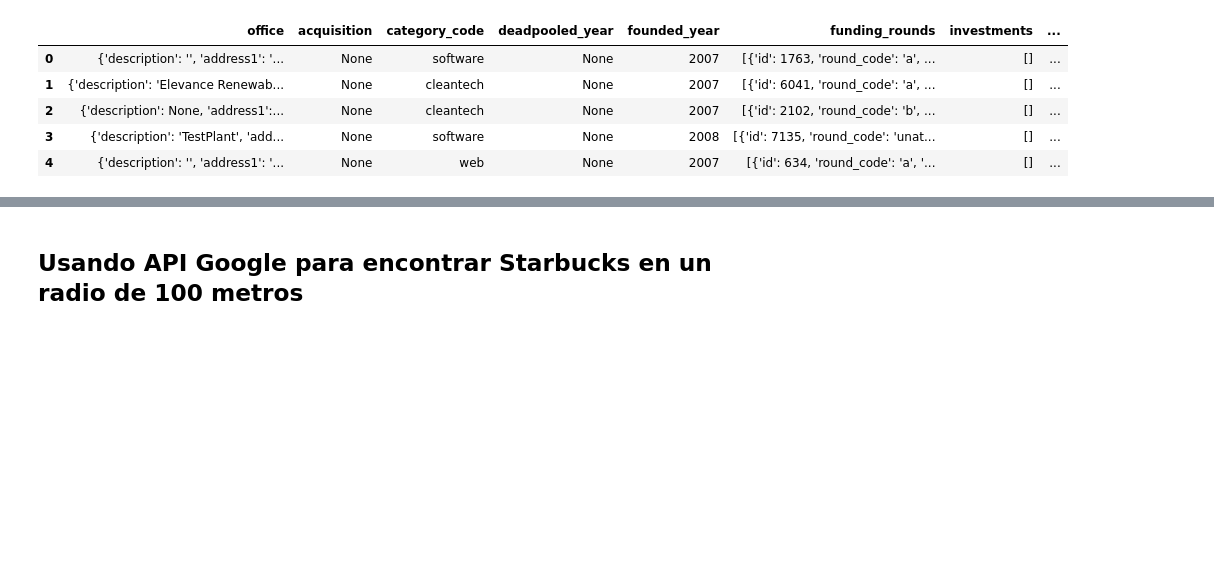
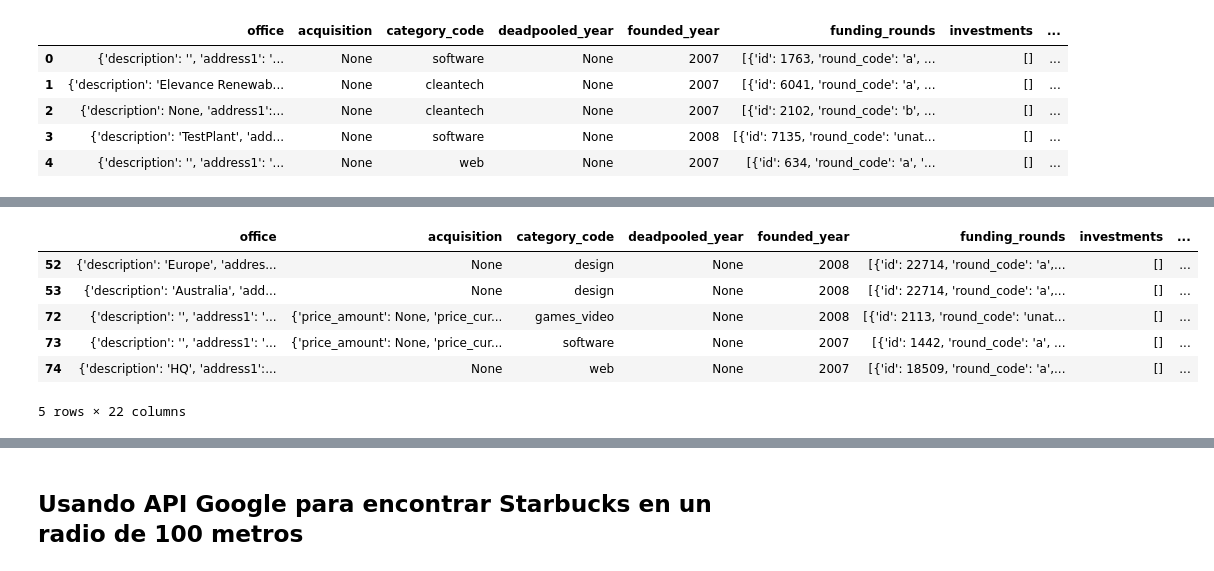
Before and after one commit to jmolins89/visualizing-real-world-data-project, a Jupyter notebook: SRC/Data Cleaning.ipynb, the cells around one changed output, grey strips where cells are left out. Cells and saved outputs as stored; diff of their text form; code cells hidden in the pictures; blank space fills up the shorter version.

```diff
--- a/SRC/Data Cleaning.ipynb
+++ b/SRC/Data Cleaning.ipynb
@@ -387,0 +402,4 @@ max_mon_den = companies_with_coord_offices_clean_final_2['money_density'].max()
+# %%
+money_density_standard = standarize(companies_with_coord_offices_clean_final_2['money_density'])
+young_companies_standard = standarize(companies_with_coord_offices_clean_final_2['young_companies'])
+design_companies_standard = standarize(companies_with_coord_offices_clean_final_2['design_companies'])
@@ -394,3 +428,12 @@ companies_with_coord_offices_clean_final_2['ranking']=ranking
 # %%
-companies_with_coord_offices_clean_final_2 = companies_with_coord_offices_clean_final_2.sort_values(by=['ranking','money_density','young_companies'],ascending=[False,False,False])
+companies_with_coord_offices_clean_final_2 = companies_with_coord_offices_clean_final_2.sort_values(by=['ranking','money_density','young_companies','design_companies'],ascending=[False,False,False,False])
+companies_with_coord_offices_clean_final_2.head()
+# %% [output]
+|  | office | acquisition | category_code | deadpooled_year | founded_year | funding_rounds | investments | ... |
+| 52 | {'description': 'Europe', 'addres... | None | design | None | 2008 | [{'id': 22714, 'round_code': 'a',... | [] | ... |
+| 53 | {'description': 'Australia', 'add... | None | design | None | 2008 | [{'id': 22714, 'round_code': 'a',... | [] | ... |
+| 72 | {'description': '', 'address1': '... | {'price_amount': None, 'price_cur... | games_video | None | 2008 | [{'id': 2113, 'round_code': 'unat... | [] | ... |
+| 73 | {'description': '', 'address1': '... | {'price_amount': None, 'price_cur... | software | None | 2007 | [{'id': 1442, 'round_code': 'a', ... | [] | ... |
+| 74 | {'description': 'HQ', 'address1':... | None | web | None | 2007 | [{'id': 18509, 'round_code': 'a',... | [] | ... |
+5 rows × 22 columns
 # %%
```
Also changed, not shown: parts of 31 cells of this notebook, 2 other files.
